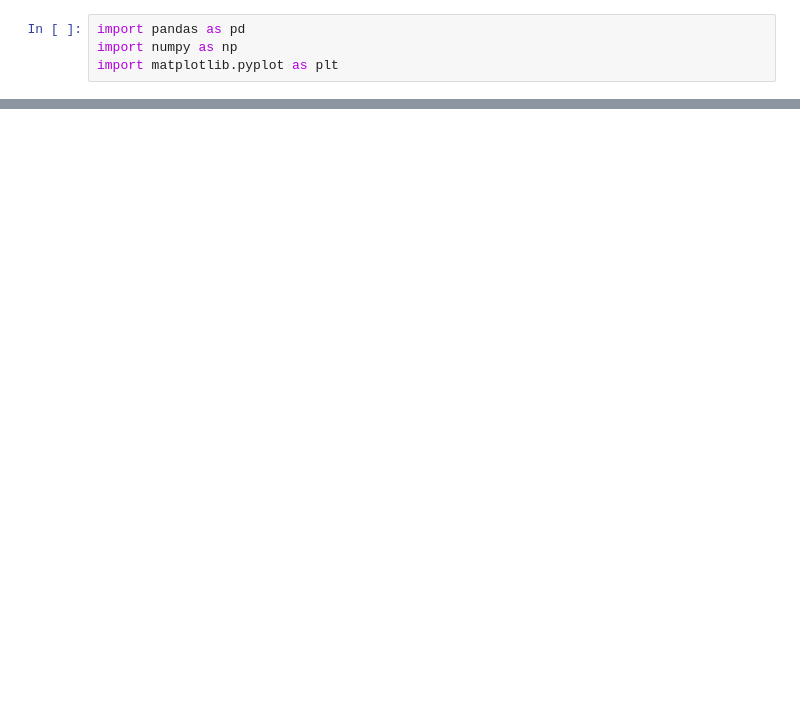
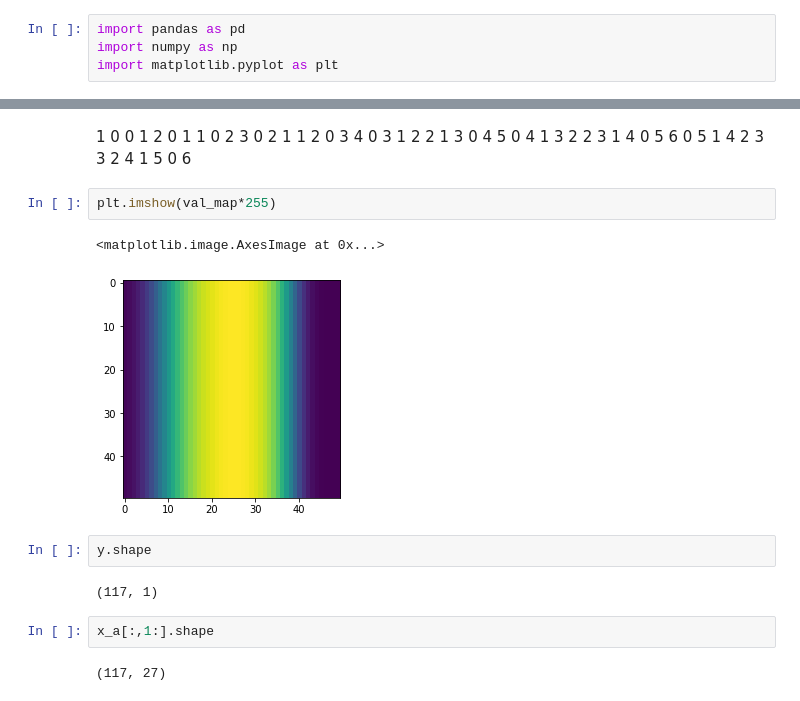
Before and after one commit to ChandraLiuswanto/MLE_test, a Jupyter notebook: Classification/ex2data2.ipynb, the cells around one changed output, grey strips where cells are left out. Cells and saved outputs as stored; diff of their text form; blank space fills up the shorter version.

```diff
--- a/Classification/ex2data2.ipynb
+++ b/Classification/ex2data2.ipynb
@@ -74,0 +108,41 @@ predict(theta,45,85)
+# %% [markdown]
+1 0
+0 1
+2 0
+1 1
+0 2
+3 0
+2 1
+1 2
+0 3
+4 0
+3 1
+2 2
+1 3
+0 4
+5 0
+4 1
+3 2
+2 3
+1 4
+0 5
+6 0
+5 1
+4 2
+3 3
+2 4
+1 5
+0 6
+# %%
+plt.imshow(val_map*255)
+# %% [output]
+<matplotlib.image.AxesImage at 0x...>
+[figure, added]
+# %%
+y.shape
+# %% [output]
+(117, 1)
+# %%
+x_a[:,1:].shape
+# %% [output]
+(117, 27)
```
Also changed, not shown: parts of 12 cells of this notebook.
